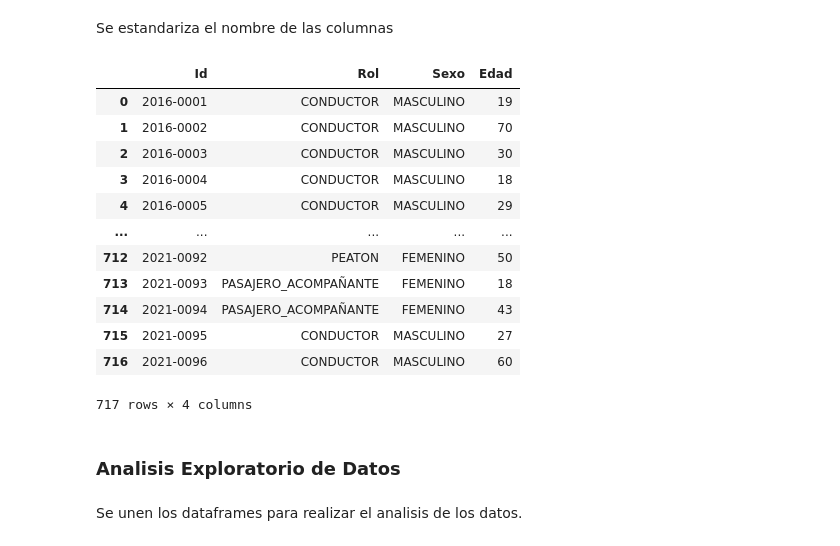
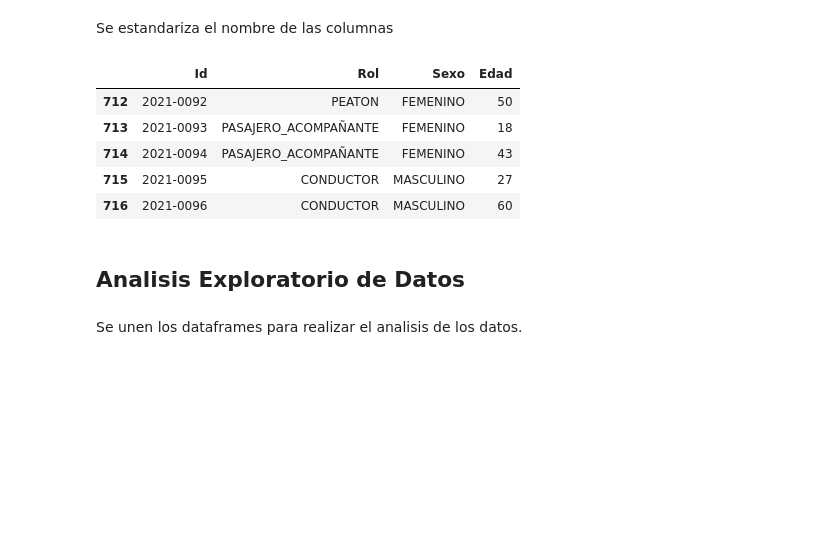
Before and after one commit to Rolando-Stiwan/PI2-Data-Analytics, a Jupyter notebook: EDA.ipynb, the cells around one changed output. Saved outputs shown, nothing was run; the diff lists cells and outputs as text; code cells hidden in the pictures; blank space fills up the shorter version.

```diff
--- a/EDA.ipynb
+++ b/EDA.ipynb
@@ -417,23 +432,16 @@ Se estandariza el nombre de las columnas
 # %%
 homicidios_victimas.columns = homicidios_victimas.columns.str.capitalize()
 homicidios_victimas = homicidios_victimas.rename(columns={'Id_hecho': 'Id'})
-homicidios_victimas
+homicidios_victimas.tail()
 # %% [output]
 |  | Id | Rol | Sexo | Edad |
-| 0 | 2016-0001 | CONDUCTOR | MASCULINO | 19 |
-| 1 | 2016-0002 | CONDUCTOR | MASCULINO | 70 |
-| 2 | 2016-0003 | CONDUCTOR | MASCULINO | 30 |
-| 3 | 2016-0004 | CONDUCTOR | MASCULINO | 18 |
-| 4 | 2016-0005 | CONDUCTOR | MASCULINO | 29 |
-| ... | ... | ... | ... | ... |
 | 712 | 2021-0092 | PEATON | FEMENINO | 50 |
 | 713 | 2021-0093 | PASAJERO_ACOMPAÑANTE | FEMENINO | 18 |
 | 714 | 2021-0094 | PASAJERO_ACOMPAÑANTE | FEMENINO | 43 |
 | 715 | 2021-0095 | CONDUCTOR | MASCULINO | 27 |
 | 716 | 2021-0096 | CONDUCTOR | MASCULINO | 60 |
-717 rows × 4 columns
 # %% [markdown]
-### Analisis Exploratorio de Datos
+## Analisis Exploratorio de Datos
 # %% [markdown]
 Se unen los dataframes para realizar el analisis de los datos.
 # %%
```
Also changed, not shown: parts of 17 cells of this notebook, 1 other file.
